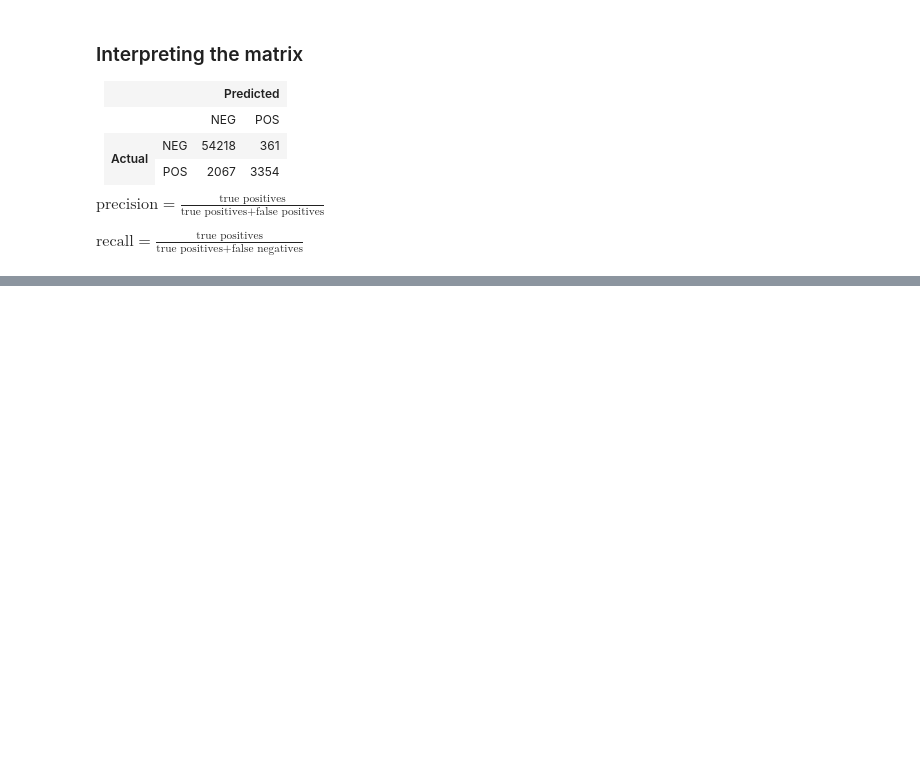
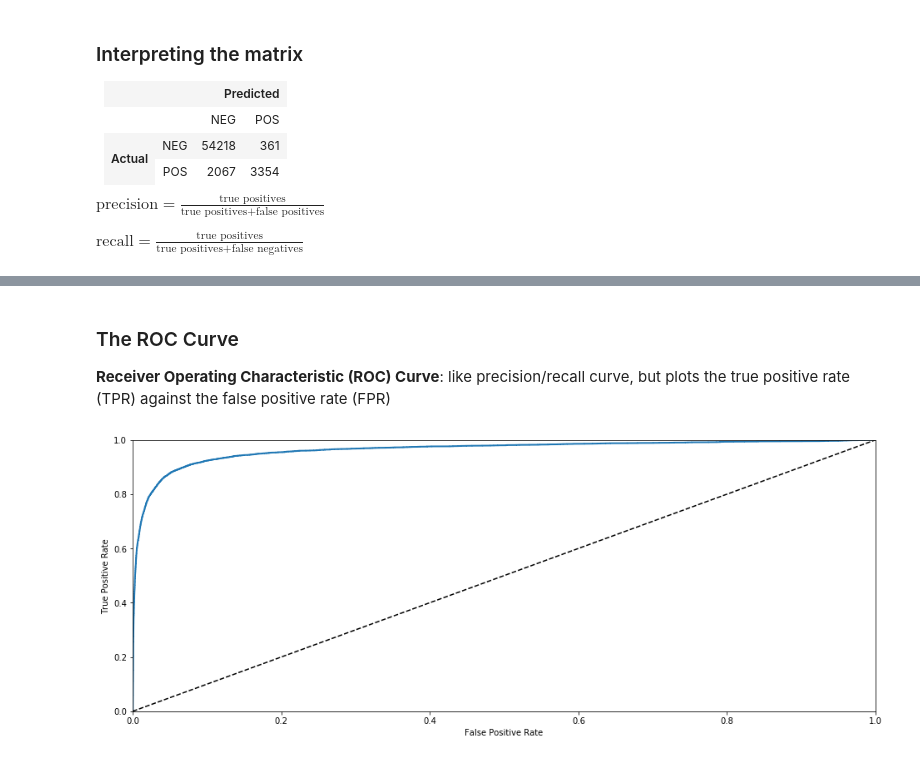
Before and after one commit to stberg3/mtg_scrape, a Jupyter notebook: ML_tutorials/Classification.ipynb, the cells around one changed output, grey strips where cells are left out. Drawn from its saved outputs; the diff is of its cells as text; code cells hidden in the pictures; blank space fills up the shorter version.

```diff
--- a/ML_tutorials/Classification.ipynb
+++ b/ML_tutorials/Classification.ipynb
@@ -147,0 +194,21 @@ f1_score(y_train_5, y_train_pred)
+# %% [markdown]
+### The ROC Curve
+<b>Receiver Operating Characteristic (ROC) Curve</b>: like precision/recall curve, but plots the true positive rate (TPR) against the false positive rate (FPR)
+# %%
+from sklearn.metrics import roc_curve
+
+fpr, tpr, thresholds = roc_curve(y_train_5, y_scores)
+
+def plot_roc_curve(fpr, tpr, label=None, figsize_=(22,10)):
+    plt.figure(figsize=figsize_)
+    plt.plot(fpr, tpr, linewidth=2, label=label)
+    plt.plot([0,1],[0,1], 'k--')
+    plt.axis([0,1,0,1])
+    plt.xlabel('False Positive Rate')
+    plt.ylabel('True Positive Rate')
+
+
+plot_roc_curve(fpr, tpr, figsize_=(16,6))
+plt.show()
+# %% [output]
+[figure, added]
```
Also changed, not shown: parts of 31 cells of this notebook.
